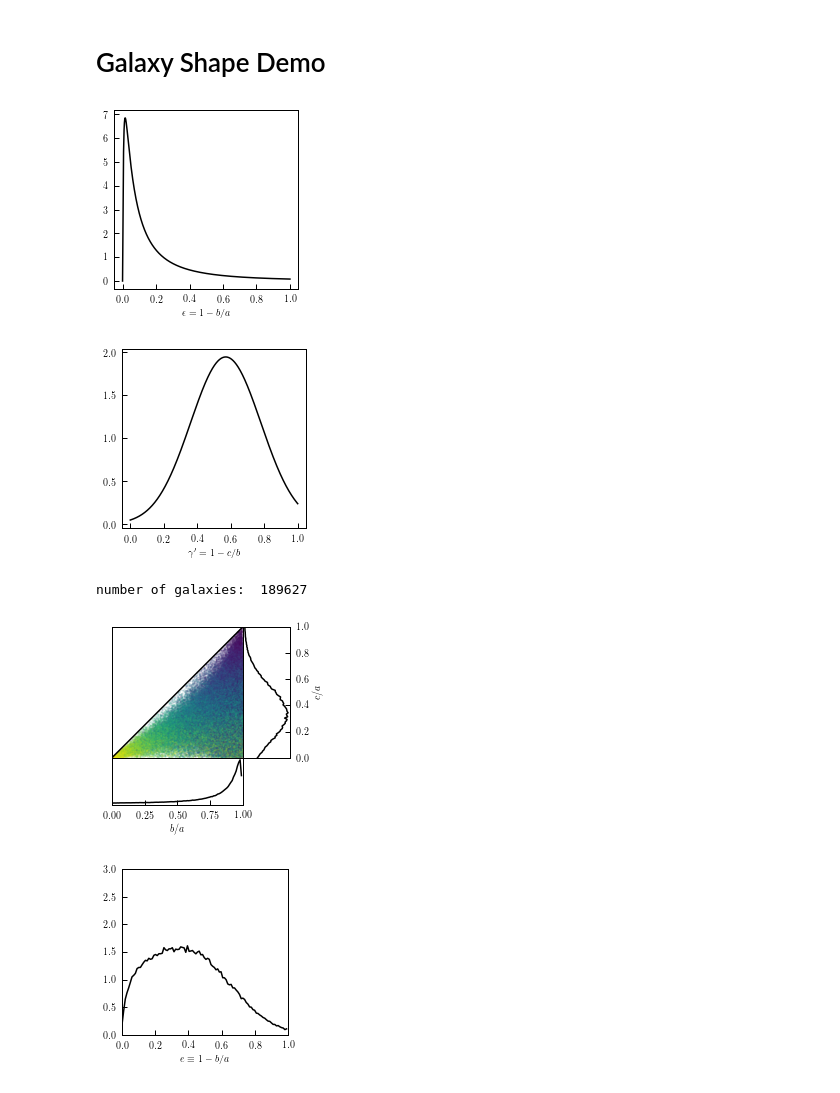
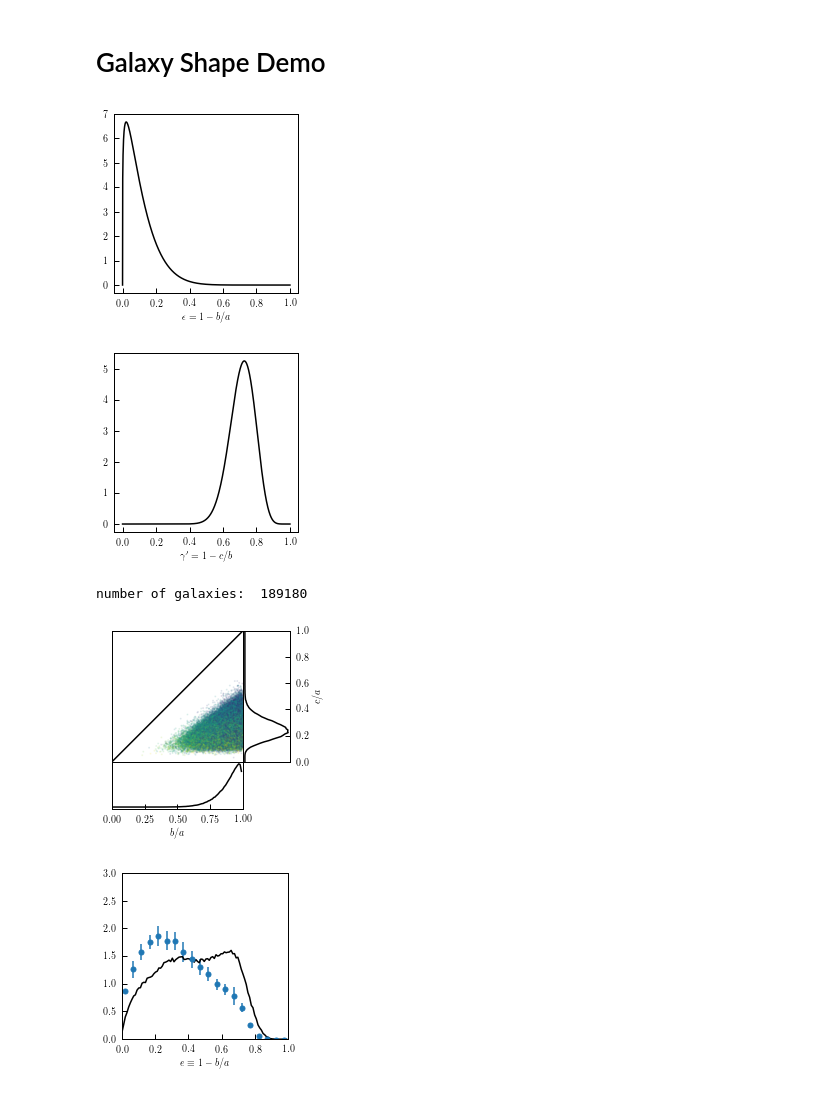
Before and after one commit to duncandc/galaxy_shapes, a Jupyter notebook: shape_models/shape_demo.ipynb, the cells around one changed output. Drawn from its saved outputs; the diff is of its cells as text; code cells hidden in the pictures.

```diff
--- a/shape_models/shape_demo.ipynb
+++ b/shape_models/shape_demo.ipynb
@@ -23,9 +23,11 @@ sats_occ_model =  Zheng07Sats(threshold = -19)
 sats_prof_model = SubhaloPhaseSpace('satellites', np.logspace(10.5, 15.2, 15))
 
 # define shape model
-from shape_model_componenets import PS08Shapes
-cens_shape_model = PS08Shapes(gal_type = 'centrals',   sample='all', galaxy_type='elliptical')
-sats_shape_model = PS08Shapes(gal_type = 'satellites', sample='all', galaxy_type='elliptical')
+from shape_model_componenets import PS08Shapes, GalaxyShapes
+#cens_shape_model = PS08Shapes(gal_type = 'centrals',   sample='all', galaxy_type='elliptical')
+#sats_shape_model = PS08Shapes(gal_type = 'satellites', sample='all', galaxy_type='elliptical')
+cens_shape_model = GalaxyShapes(gal_type = 'centrals')
+sats_shape_model = GalaxyShapes(gal_type = 'satellites')
 
 # define alignment model
 from intrinsic_alignments.ia_models.ia_model_components import RandomAlignment
@@ -66,7 +68,6 @@ model_instance = HodModelFactory(centrals_occupation = cens_occ_model,
 x = np.linspace(0,1,1000)
 epsilon = cens_shape_model.epsilon_pdf(x)
 gamma_prime = cens_shape_model.gamma_prime_pdf(x)
-gamma = cens_shape_model.gamma_pdf(x)
 
 plt.figure(figsize=(3.3,3.3))
 plt.plot(x, epsilon, color='black')
@@ -78,8 +79,8 @@ plt.plot(x, gamma_prime, color='black')
 plt.xlabel(r'$\gamma^{\prime} = 1-c/b$')
 plt.show()
 # %% [output]
-[figure, old version]
+[figure, new version]
-[figure, old version]
+[figure, new version]
 # %%
 # populate mock catalog
 model_instance.populate_mock(halocat)
@@ -87,7 +88,7 @@ print("number of galaxies: ", len(model_instance.mock.galaxy_table))
 
 mock = model_instance.mock.galaxy_table
 # %% [output]
-number of galaxies:  189627
+number of galaxies:  189180
 # %%
 # calculate the distribution of shapes
 bins = np.linspace(0,1,100)
@@ -121,32 +122,40 @@ ax.yaxis.set_visible(False)
 ax.set_xlim([0,1])
 ax.plot(bins[:-1], counts_1, color='black')
 ax.set_xlabel(r'$b/a$')
 
 # right panel
 rect = 0.75-0.1,0.35,0.2,0.55  # left, bottom, width, height
 ax = fig.add_axes(rect)
 ax.xaxis.set_visible(False)
 ax.set_ylim([0,1])
 ax.yaxis.tick_right()
 ax.yaxis.set_label_position('right')
 ax.plot(counts_2, bins[:-1], color='black')
 ax.set_ylabel(r'$c/a$')
 
 plt.show()
 
+# load PS08 data
+from astropy.table import Table
+t = Table.read('../data/PS08/figure_4.dat', format='ascii')
+x = 1-t['b/a']
+y = t['normalized_frequency']
+err = np.fabs(t['error_+'] - t['error_-'])
+
 
 # 2D shape distribution
 fig = plt.figure(figsize=(3.3,3.3))
 
 # main panel
 rect = 0.2, 0.2, 0.7, 0.7  # left, bottom, width, height
 ax = fig.add_axes(rect)
 ax.plot(bins[:-1], counts_3, color='black')
+ax.errorbar(x, y, yerr=err, fmt='o', ms=5)
 ax.set_xlim([0,1])
 ax.set_ylim([0,3])
 ax.set_xlabel(r'$e \equiv 1 - b/a$')
 
 plt.show()
 # %% [output]
-[figure, old version]
+[figure, new version]
-[figure, old version]
+[figure, new version]
```
Also changed, not shown: 3 other files.
